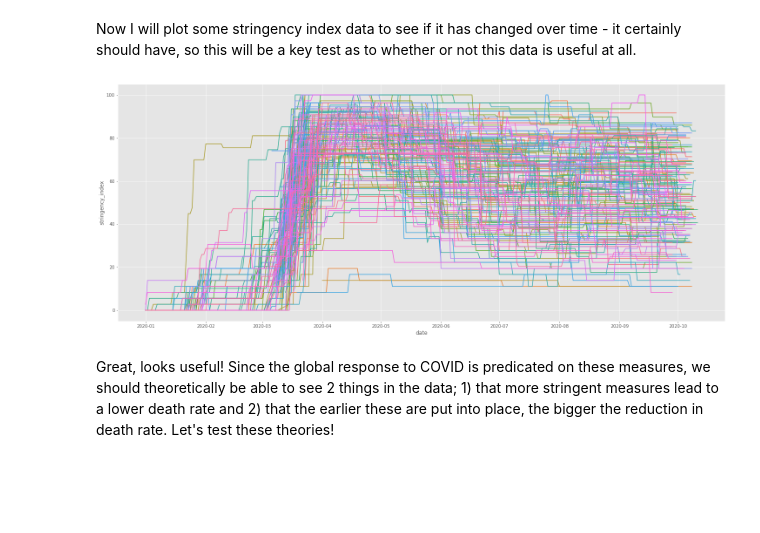
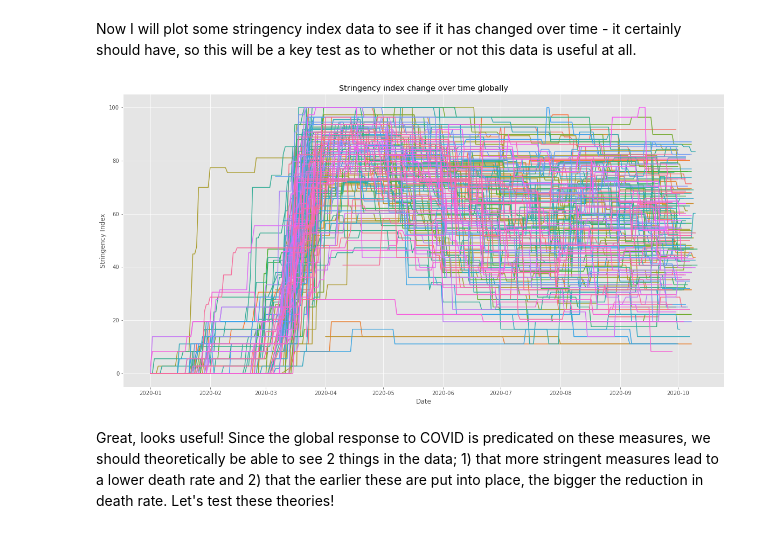
Before and after one commit to londonjevans/Springboard, a Jupyter notebook: COVID.ipynb, the cells around one changed output. Saved outputs shown, nothing was run; the diff lists cells and outputs as text; code cells hidden in the pictures; blank space fills up the shorter version.

```diff
--- a/COVID.ipynb
+++ b/COVID.ipynb
@@ -304,9 +304,12 @@ unique_codes = set(df.iso_code)
 # %%
 fig, ax = plt.subplots(figsize=(20, 10))
 g = sns.lineplot(data=df, x='date', y='stringency_index', hue='iso_code')
+plt.title('Stringency index change over time globally')
+plt.ylabel('Stringency Index')
+plt.xlabel('Date')
 g.legend_.remove()
 # %% [output]
-[figure, old version]
+[figure, new version]
 # %% [markdown]
 Great, looks useful!  Since the global response to COVID is predicated on these measures, we should theoretically be able to see 2 things in the data; 1) that more stringent measures lead to a lower death rate and 2) that the earlier these are put into place, the bigger the reduction in death rate.  Let's test these theories!
 # %%
```
Also changed, not shown: parts of 26 cells of this notebook.
